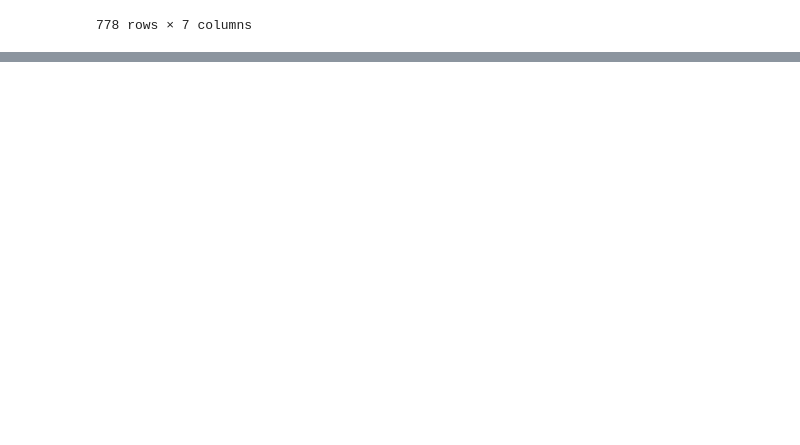
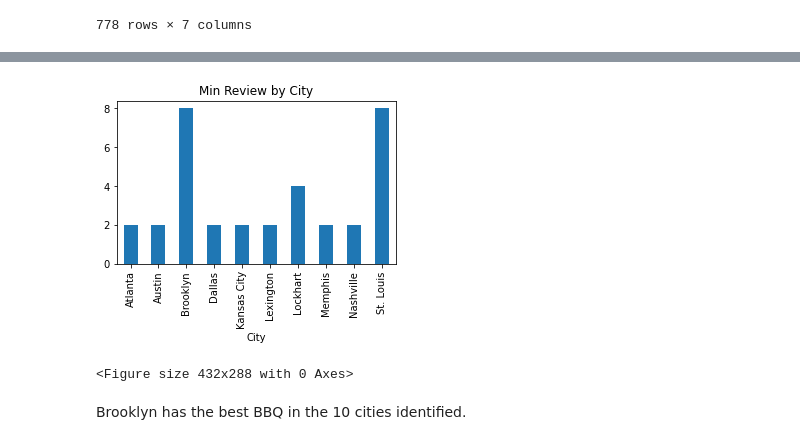
Before and after one commit to jcrettig/API_Group_Project, a Jupyter notebook: DE_working_file_v2.ipynb, the cells around one changed output, grey strips where cells are left out. Saved outputs shown, nothing was run; the diff lists cells and outputs as text; code cells hidden in the pictures; blank space fills up the shorter version.

```diff
--- a/DE_working_file_v2.ipynb
+++ b/DE_working_file_v2.ipynb
@@ -162,0 +278,4 @@ review_df
+# %%
+#City with min reviews rating-Andrea
+city_min = reviews_df.groupby("City")["Rating"].min()
+city_min.head(10)
@@ -162,0 +295,14 @@ review_df
+# %%
+#MatplotLib on min reviews-Andrea
+city_min.plot(kind="bar", figsize=(5,3))
+
+# Set a title for the chart
+plt.title("Min Review by City")
+
+plt.show()
+plt.tight_layout()
+# %% [output]
+[figure, added]
+<Figure size 432x288 with 0 Axes>
+# %% [markdown]
+Brooklyn has the best BBQ in the 10 cities identified.
```
Also changed, not shown: parts of 17 cells of this notebook.
